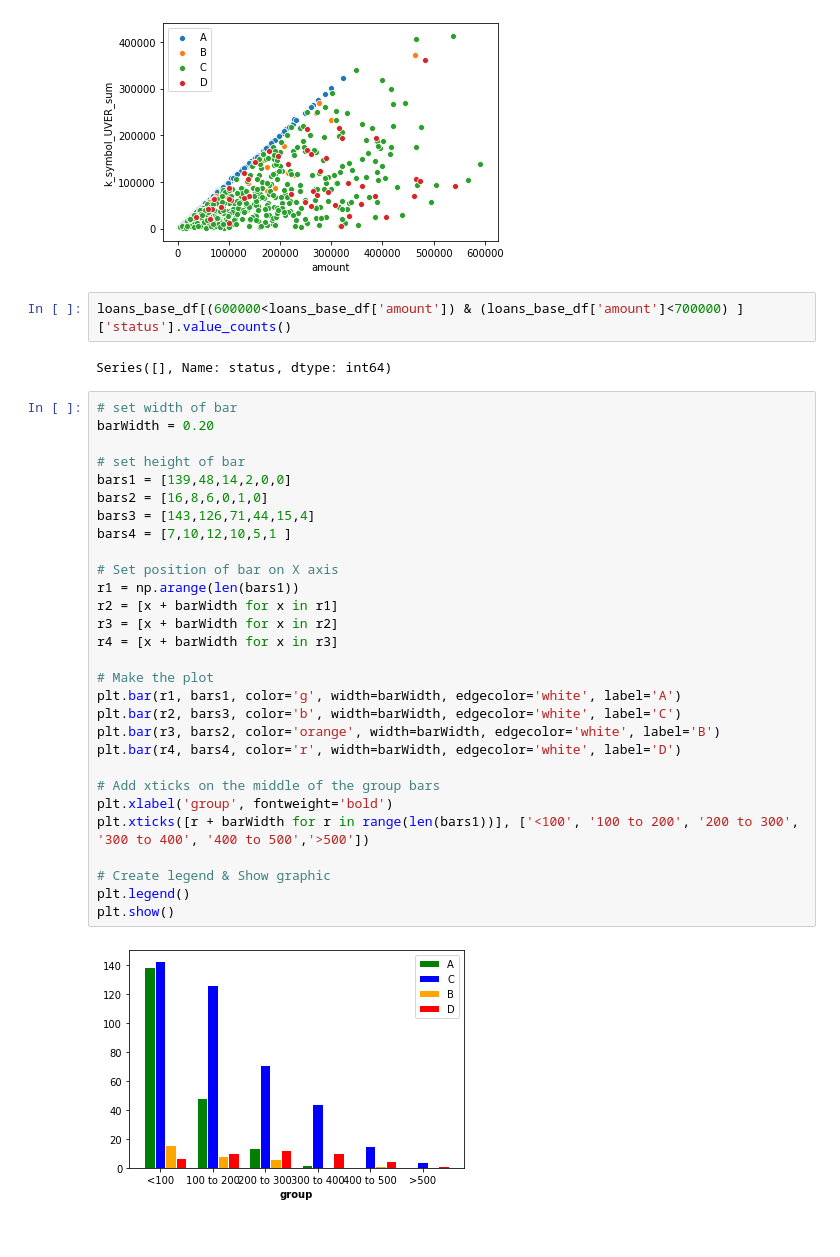
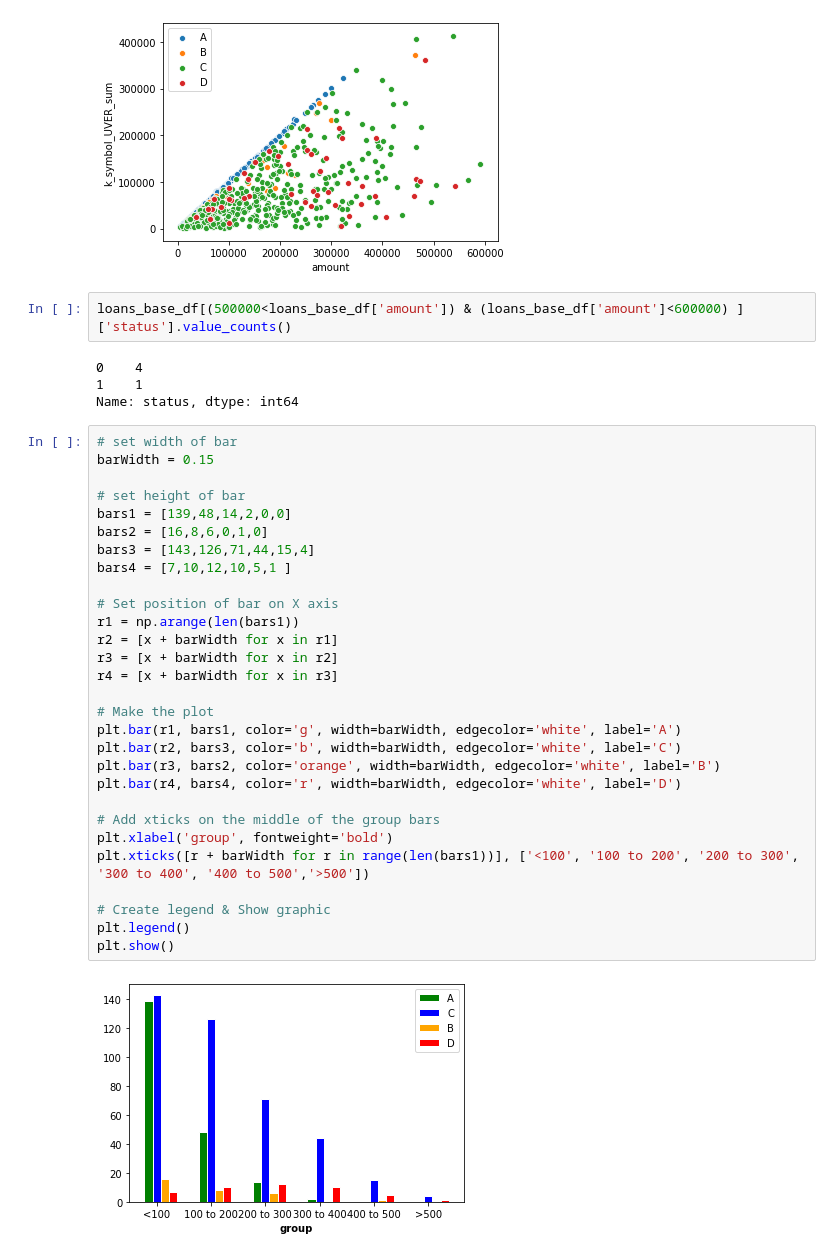
Before and after one commit to silvrowl/Loan_Approval_Project, a Jupyter notebook: 02_loan_discovery.ipynb, the cells around one changed output. Saved outputs shown, nothing was run; the diff lists cells and outputs as text.

```diff
--- a/02_loan_discovery.ipynb
+++ b/02_loan_discovery.ipynb
@@ -272,37 +312,39 @@ plt.legend();
 # %% [output]
 [figure]
 # %%
-loans_base_df[(600000<loans_base_df['amount']) & (loans_base_df['amount']<700000) ]['status'].value_counts()
+loans_base_df[(500000<loans_base_df['amount']) & (loans_base_df['amount']<600000) ]['status'].value_counts()
 # %% [output]
-Series([], Name: status, dtype: int64)
+0    4
+1    1
+Name: status, dtype: int64
 # %%
 # set width of bar
-barWidth = 0.20
+barWidth = 0.15
 
 # set height of bar
 bars1 = [139,48,14,2,0,0]
 bars2 = [16,8,6,0,1,0]
 bars3 = [143,126,71,44,15,4]
 bars4 = [7,10,12,10,5,1 ]
 
 # Set position of bar on X axis
 r1 = np.arange(len(bars1))
 r2 = [x + barWidth for x in r1]
 r3 = [x + barWidth for x in r2]
 r4 = [x + barWidth for x in r3]
 
 # Make the plot
 plt.bar(r1, bars1, color='g', width=barWidth, edgecolor='white', label='A')
 plt.bar(r2, bars3, color='b', width=barWidth, edgecolor='white', label='C')
 plt.bar(r3, bars2, color='orange', width=barWidth, edgecolor='white', label='B')
 plt.bar(r4, bars4, color='r', width=barWidth, edgecolor='white', label='D')
 
 # Add xticks on the middle of the group bars
 plt.xlabel('group', fontweight='bold')
 plt.xticks([r + barWidth for r in range(len(bars1))], ['<100', '100 to 200', '200 to 300', '300 to 400', '400 to 500','>500'])
 
 # Create legend & Show graphic
 plt.legend()
 plt.show()
 # %% [output]
-[figure, old version]
+[figure, new version]
```
Also changed, not shown: parts of 15 cells of this notebook, 10 other files.
